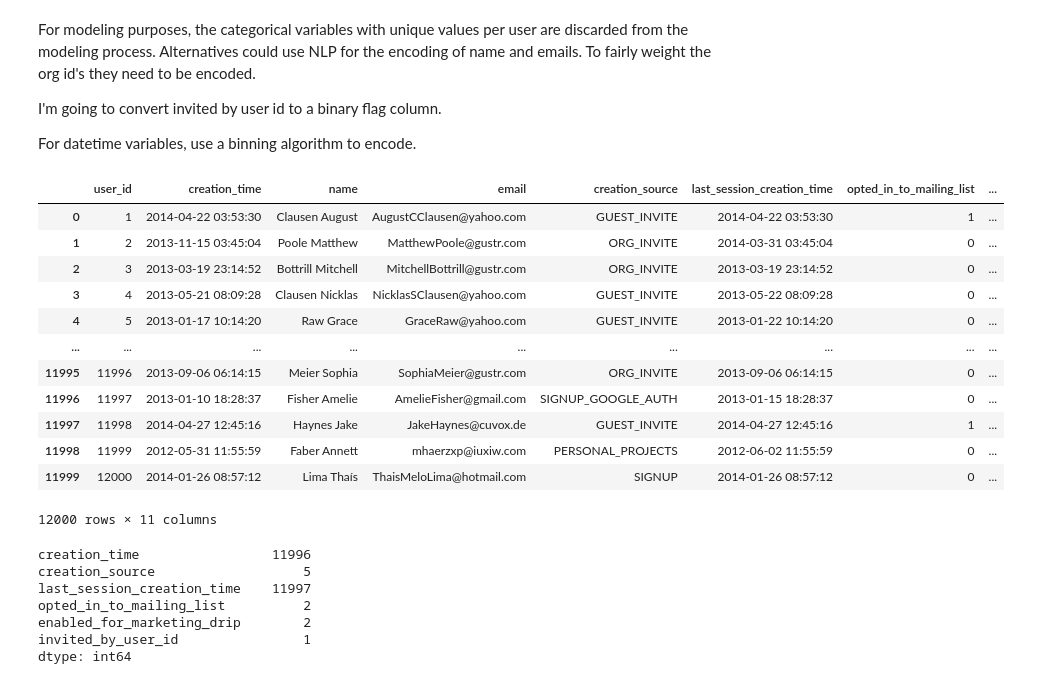
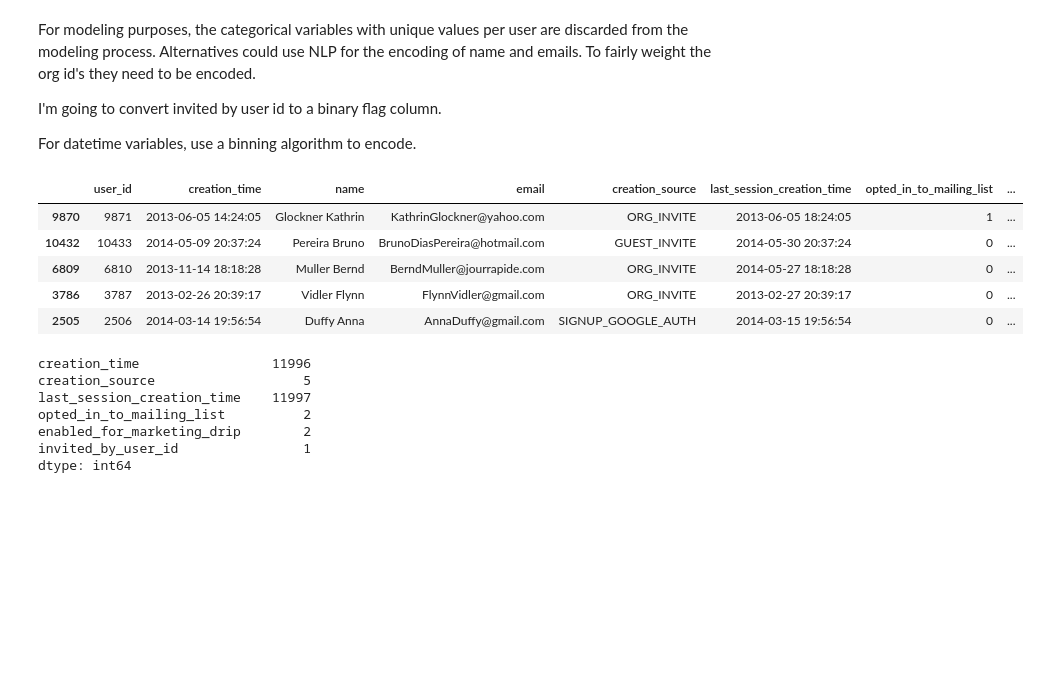
Before and after one commit to mgudorf/datsci, a Jupyter notebook: miniprojects/take_home_challenge_2/Take_home_challenge_relax_inc.ipynb, the cells around one changed output. Saved outputs shown, nothing was run; the diff lists cells and outputs as text; code cells hidden in the pictures; blank space fills up the shorter version.

````diff
--- a/miniprojects/take_home_challenge_2/Take_home_challenge_relax_inc.ipynb
+++ b/miniprojects/take_home_challenge_2/Take_home_challenge_relax_inc.ipynb
@@ -188,5 +188,5 @@ adopt_df = engagement_df[engagement_df.user_id.isin(users_possibly_adopted)]
 # %% [markdown]
 Because the 7-day windows are defined based on the dates themselves, simply create a new feature called ```time_stamp_plus_7```
 # %%
-adopt_df.loc[:, 'time_stamp_plus_7']  = (adopt_df.loc[:, 'time_stamp'].values + pd.Timedelta(days=7))
+(adopt_df.loc[:, 'time_stamp'].values + pd.Timedelta(days=7)).shape
 # %% [output]
@@ -203,2 +210,5 @@ See the caveats in the documentation: https://pandas.pydata.org/pandas-docs/stab
+# %%
+adopt_df = pd.concat((adopt_df, (adopt_df.loc[:, 'time_stamp']
+                      + pd.Timedelta(days=7)).to_frame(name='time_stamp_plus_7')),axis=1)
 # %% [markdown]
 Iterate over the different ```time_stamp``` values for each user.
@@ -234,21 +242,14 @@ I'm going to convert invited by user id to a binary flag column.
 
 For datetime variables, use a binning algorithm to encode.
 # %%
-users_df
+users_df.sample(5)
 # %% [output]
 |  | user_id | creation_time | name | email | creation_source | last_session_creation_time | opted_in_to_mailing_list | ... |
-| 0 | 1 | 2014-04-22 03:53:30 | Clausen August | AugustCClausen@yahoo.com | GUEST_INVITE | 2014-04-22 03:53:30 | 1 | ... |
-| 1 | 2 | 2013-11-15 03:45:04 | Poole Matthew | MatthewPoole@gustr.com | ORG_INVITE | 2014-03-31 03:45:04 | 0 | ... |
-| 2 | 3 | 2013-03-19 23:14:52 | Bottrill Mitchell | MitchellBottrill@gustr.com | ORG_INVITE | 2013-03-19 23:14:52 | 0 | ... |
-| 3 | 4 | 2013-05-21 08:09:28 | Clausen Nicklas | NicklasSClausen@yahoo.com | GUEST_INVITE | 2013-05-22 08:09:28 | 0 | ... |
-| 4 | 5 | 2013-01-17 10:14:20 | Raw Grace | GraceRaw@yahoo.com | GUEST_INVITE | 2013-01-22 10:14:20 | 0 | ... |
-| ... | ... | ... | ... | ... | ... | ... | ... | ... |
-| 11995 | 11996 | 2013-09-06 06:14:15 | Meier Sophia | SophiaMeier@gustr.com | ORG_INVITE | 2013-09-06 06:14:15 | 0 | ... |
-| 11996 | 11997 | 2013-01-10 18:28:37 | Fisher Amelie | AmelieFisher@gmail.com | SIGNUP_GOOGLE_AUTH | 2013-01-15 18:28:37 | 0 | ... |
-| 11997 | 11998 | 2014-04-27 12:45:16 | Haynes Jake | JakeHaynes@cuvox.de | GUEST_INVITE | 2014-04-27 12:45:16 | 1 | ... |
-| 11998 | 11999 | 2012-05-31 11:55:59 | Faber Annett | mhaerzxp@iuxiw.com | PERSONAL_PROJECTS | 2012-06-02 11:55:59 | 0 | ... |
-| 11999 | 12000 | 2014-01-26 08:57:12 | Lima Thaís | ThaisMeloLima@hotmail.com | SIGNUP | 2014-01-26 08:57:12 | 0 | ... |
+| 9870 | 9871 | 2013-06-05 14:24:05 | Glockner Kathrin | KathrinGlockner@yahoo.com | ORG_INVITE | 2013-06-05 18:24:05 | 1 | ... |
+| 10432 | 10433 | 2014-05-09 20:37:24 | Pereira Bruno | BrunoDiasPereira@hotmail.com | GUEST_INVITE | 2014-05-30 20:37:24 | 0 | ... |
+| 6809 | 6810 | 2013-11-14 18:18:28 | Muller Bernd | BerndMuller@jourrapide.com | ORG_INVITE | 2014-05-27 18:18:28 | 0 | ... |
+| 3786 | 3787 | 2013-02-26 20:39:17 | Vidler Flynn | FlynnVidler@gmail.com | ORG_INVITE | 2013-02-27 20:39:17 | 0 | ... |
+| 2505 | 2506 | 2014-03-14 19:56:54 | Duffy Anna | AnnaDuffy@gmail.com | SIGNUP_GOOGLE_AUTH | 2014-03-15 19:56:54 | 0 | ... |
-12000 rows × 11 columns
 # %%
 from sklearn.metrics import confusion_matrix, classification_report, roc_auc_score, roc_curve, ConfusionMatrixDisplay
 from sklearn.metrics import precision_recall_curve, precision_recall_fscore_support, plot_precision_recall_curve
````
Also changed, not shown: parts of 14 cells of this notebook, 5 other files.
